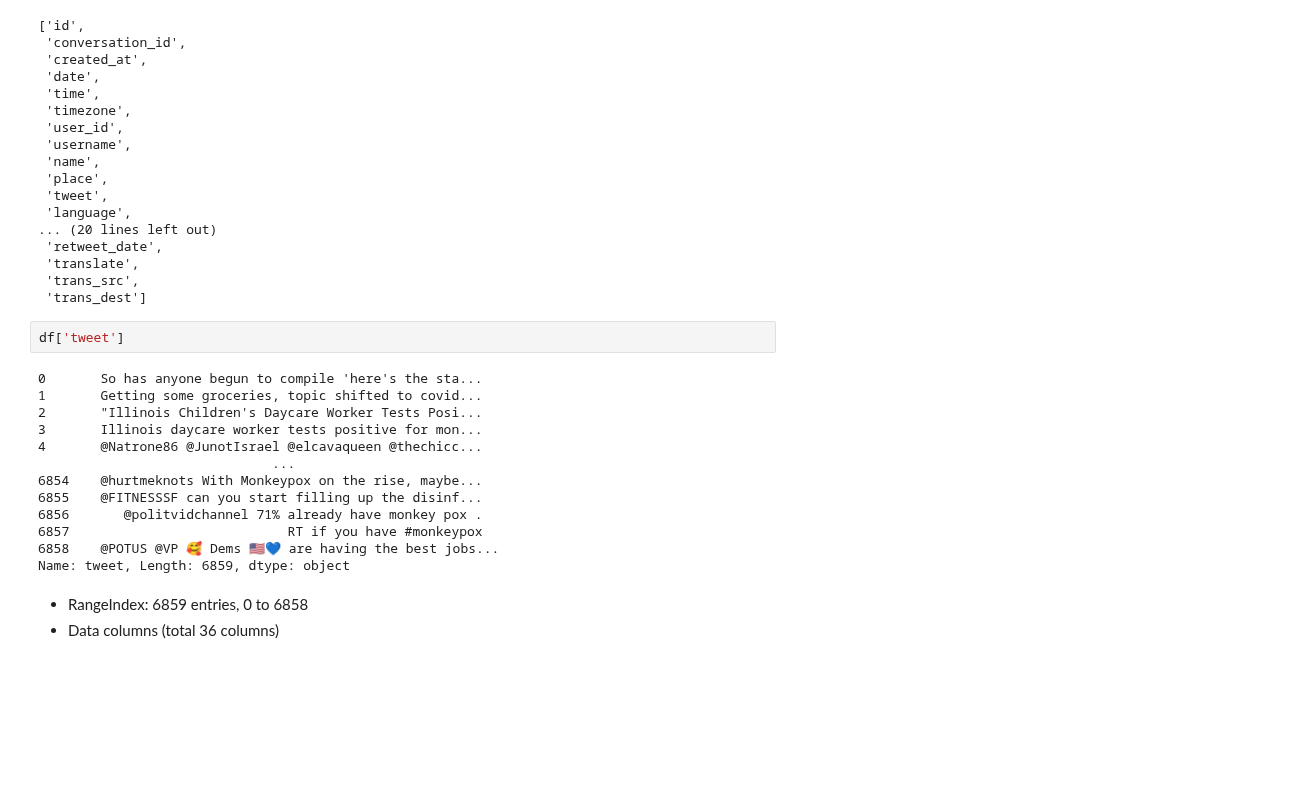
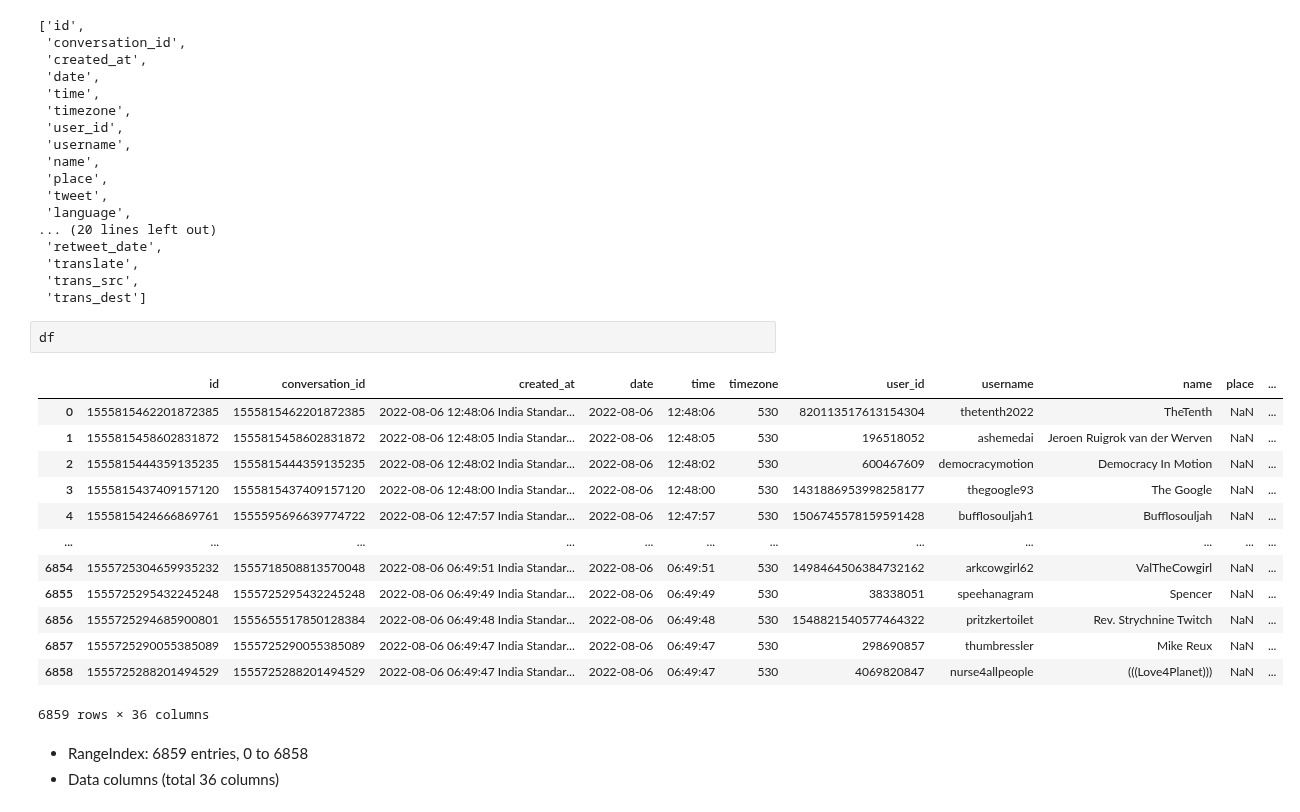
Before and after one commit to slp22/data-engineering-project, a Jupyter notebook: engineering_monkeypox_mvp.ipynb, the cells around one changed output. Cells and saved outputs as stored; diff of their text form; blank space fills up the shorter version.

```diff
--- a/engineering_monkeypox_mvp.ipynb
+++ b/engineering_monkeypox_mvp.ipynb
@@ -136,20 +160,21 @@ cols_list
  'trans_src',
  'trans_dest']
 # %%
-df['tweet']
+df
 # %% [output]
+|  | id | conversation_id | created_at | date | time | timezone | user_id | username | name | place | ... |
+| 0 | 1555815462201872385 | 1555815462201872385 | 2022-08-06 12:48:06 India Standar... | 2022-08-06 | 12:48:06 | 530 | 820113517613154304 | thetenth2022 | TheTenth | NaN | ... |
+| 1 | 1555815458602831872 | 1555815458602831872 | 2022-08-06 12:48:05 India Standar... | 2022-08-06 | 12:48:05 | 530 | 196518052 | ashemedai | Jeroen Ruigrok van der Werven | NaN | ... |
+| 2 | 1555815444359135235 | 1555815444359135235 | 2022-08-06 12:48:02 India Standar... | 2022-08-06 | 12:48:02 | 530 | 600467609 | democracymotion | Democracy In Motion | NaN | ... |
+| 3 | 1555815437409157120 | 1555815437409157120 | 2022-08-06 12:48:00 India Standar... | 2022-08-06 | 12:48:00 | 530 | 1431886953998258177 | thegoogle93 | The Google | NaN | ... |
+| 4 | 1555815424666869761 | 1555595696639774722 | 2022-08-06 12:47:57 India Standar... | 2022-08-06 | 12:47:57 | 530 | 1506745578159591428 | bufflosouljah1 | Bufflosouljah | NaN | ... |
+| ... | ... | ... | ... | ... | ... | ... | ... | ... | ... | ... | ... |
+| 6854 | 1555725304659935232 | 1555718508813570048 | 2022-08-06 06:49:51 India Standar... | 2022-08-06 | 06:49:51 | 530 | 1498464506384732162 | arkcowgirl62 | ValTheCowgirl | NaN | ... |
+| 6855 | 1555725295432245248 | 1555725295432245248 | 2022-08-06 06:49:49 India Standar... | 2022-08-06 | 06:49:49 | 530 | 38338051 | speehanagram | Spencer | NaN | ... |
+| 6856 | 1555725294685900801 | 1555655517850128384 | 2022-08-06 06:49:48 India Standar... | 2022-08-06 | 06:49:48 | 530 | 1548821540577464322 | pritzkertoilet | Rev. Strychnine Twitch | NaN | ... |
+| 6857 | 1555725290055385089 | 1555725290055385089 | 2022-08-06 06:49:47 India Standar... | 2022-08-06 | 06:49:47 | 530 | 298690857 | thumbressler | Mike Reux | NaN | ... |
+| 6858 | 1555725288201494529 | 1555725288201494529 | 2022-08-06 06:49:47 India Standar... | 2022-08-06 | 06:49:47 | 530 | 4069820847 | nurse4allpeople | (((Love4Planet))) | NaN | ... |
-0       So has anyone begun to compile 'here's the sta...
-1       Getting some groceries, topic shifted to covid...
-2       "Illinois Children's Daycare Worker Tests Posi...
-3       Illinois daycare worker tests positive for mon...
-4       @Natrone86 @JunotIsrael @elcavaqueen @thechicc...
-                              ...
-6854    @hurtmeknots With Monkeypox on the rise, maybe...
-6855    @FITNESSSF can you start filling up the disinf...
-6856       @politvidchannel 71% already have monkey pox .
-6857                            RT if you have #monkeypox
-6858    @POTUS @VP 🥰 Dems 🇺🇸💙 are having the best jobs...
-Name: tweet, Length: 6859, dtype: object
+6859 rows × 36 columns
 # %% [markdown]
 * RangeIndex: 6859 entries, 0 to 6858
 * Data columns (total 36 columns)
```
Also changed, not shown: parts of 38 cells of this notebook.
